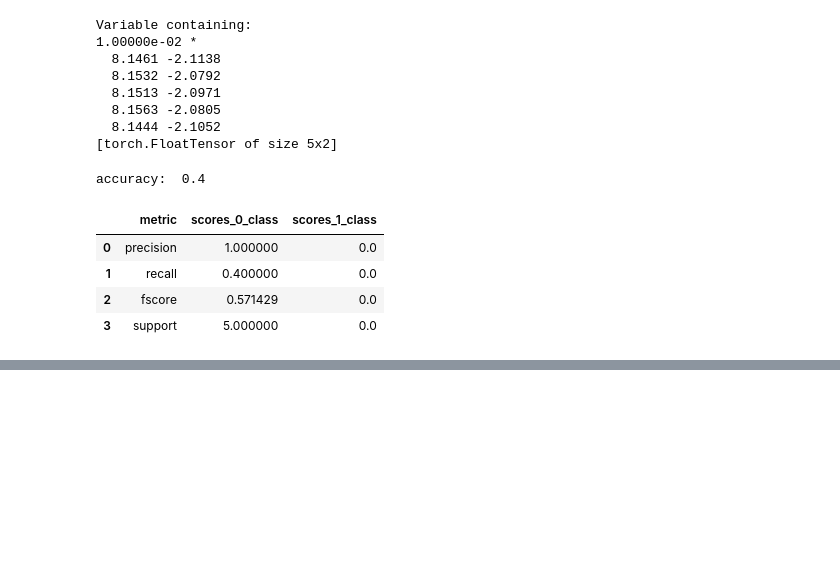
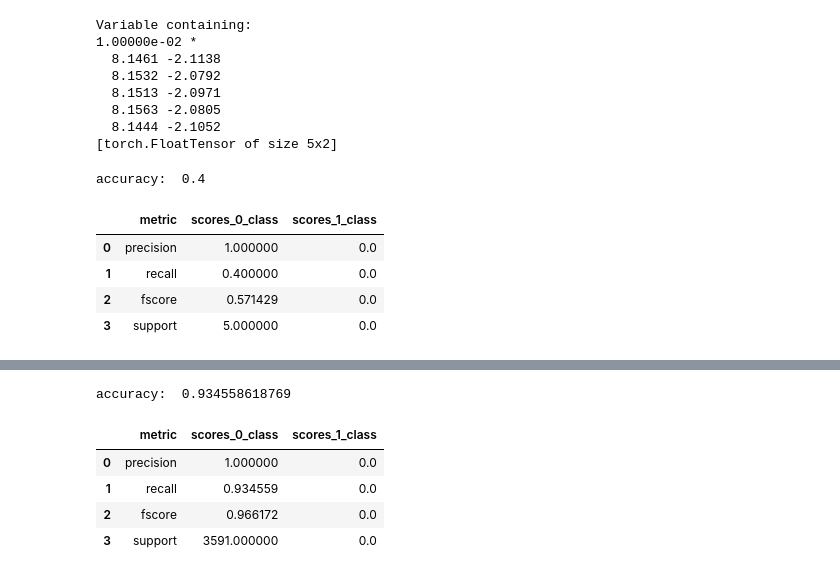
Before and after one commit to QuasiCoherentLabs/seizure_tda, a Jupyter notebook: cnn_prototype.ipynb, the cells around one changed output, grey strips where cells are left out. Drawn from its saved outputs; the diff is of its cells as text; code cells hidden in the pictures; blank space fills up the shorter version.

```diff
--- a/cnn_prototype.ipynb
+++ b/cnn_prototype.ipynb
@@ -549,0 +582,2 @@ accuracy:  0.4
+# %%
+seizure_target = seizure_features[['second', 'seizure_flag']].drop_duplicates()['seizure_flag'].values
@@ -549,0 +588,4 @@ accuracy:  0.4
+# %%
+seizure_target_torch = Variable(torch.Tensor(seizure_target))
+# %%
+seizure_target_torch = seizure_target_torch.type(torch.LongTensor)
@@ -549,0 +759,25 @@ accuracy:  0.4
+# %%
+_, seiz_predicted = torch.max(seiz_net(seizure_in_torch).data, 1)
+# %%
+metrics = pd.DataFrame(
+    list(zip(
+    ['precision', 'recall', 'fscore', 'support'],
+    precision_recall_fscore_support(np.array(seiz_predicted), np.array(seizure_target_torch.data))
+)),
+    columns=['metric', 'scores']
+)
+
+metrics['scores_0_class'] = metrics['scores'].apply(lambda x: x[0])
+metrics['scores_1_class'] = metrics['scores'].apply(lambda x: x[1])
+
+metrics.drop('scores', axis=1, inplace=True)
+
+print('accuracy: ', accuracy_score(np.array(seiz_predicted), np.array(seizure_target_torch.data)))
+metrics
+# %% [output]
+accuracy:  0.934558618769
+|  | metric | scores_0_class | scores_1_class |
+| 0 | precision | 1.000000 | 0.0 |
+| 1 | recall | 0.934559 | 0.0 |
+| 2 | fscore | 0.966172 | 0.0 |
+| 3 | support | 3591.000000 | 0.0 |
```
Also changed, not shown: parts of 30 cells of this notebook, 1 other file.
